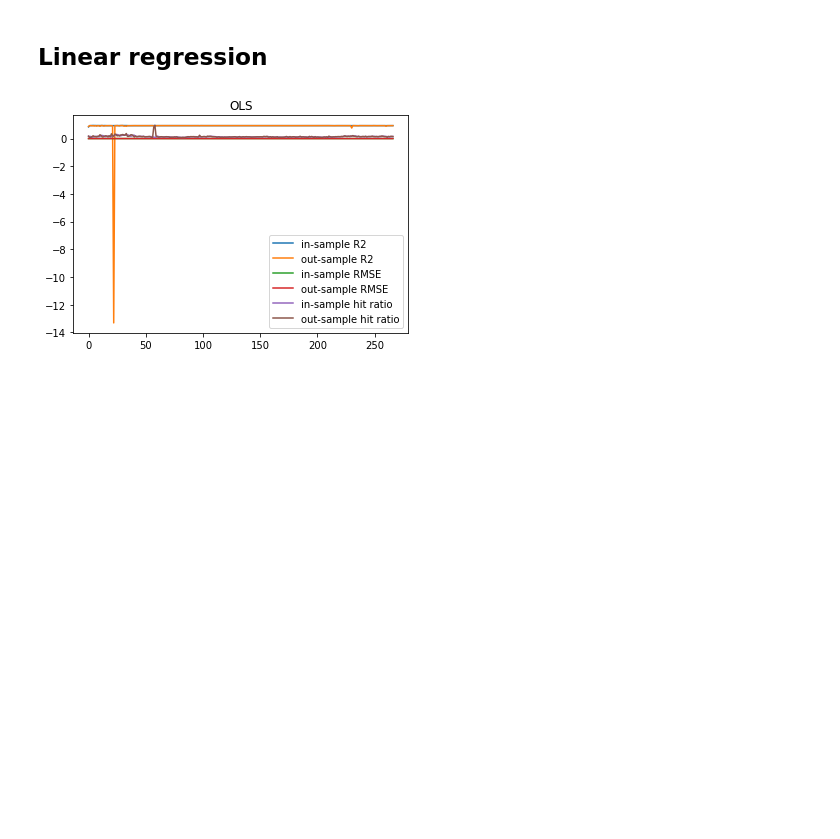
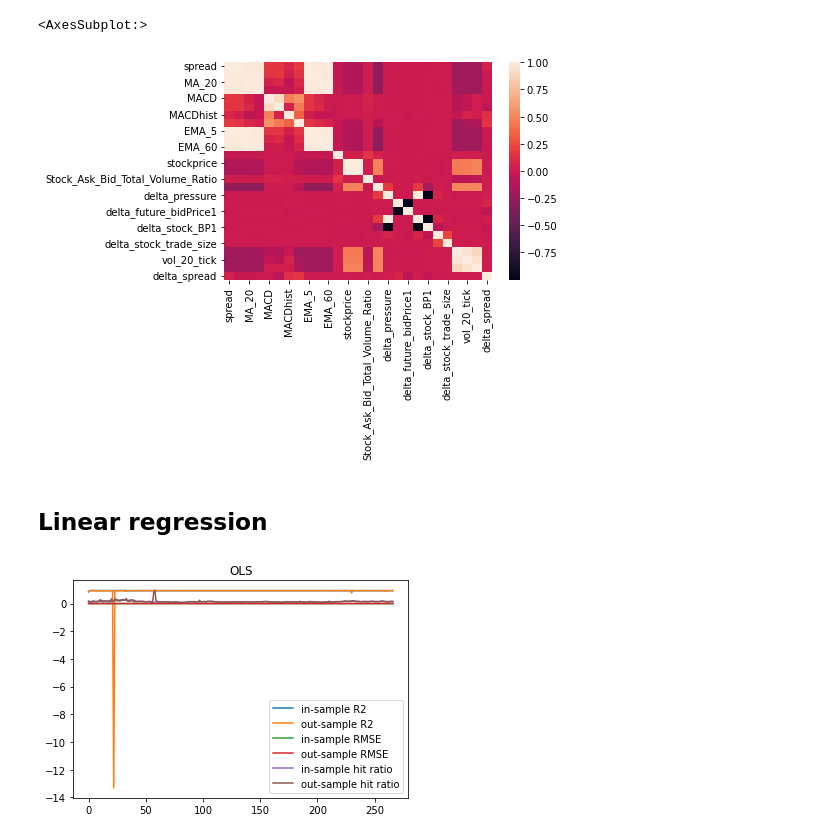
Before and after one commit to Jeremygaop/research-on-pair-trading, a Jupyter notebook: 4_1_predict_model_single.ipynb, the cells around one changed output. Drawn from its saved outputs; the diff is of its cells as text; code cells hidden in the pictures; blank space fills up the shorter version.

```diff
--- a/4_1_predict_model_single.ipynb
+++ b/4_1_predict_model_single.ipynb
@@ -41,3 +43,8 @@ corr_table.style.background_gradient(cmap='coolwarm')
+# %%
+sns.heatmap(corr_table)
+# %% [output]
+<AxesSubplot:>
+[figure, added]
 # %% [markdown]
 ## Linear regression
 # %%
```
Also changed, not shown: parts of 3 cells of this notebook, 8 other files.
